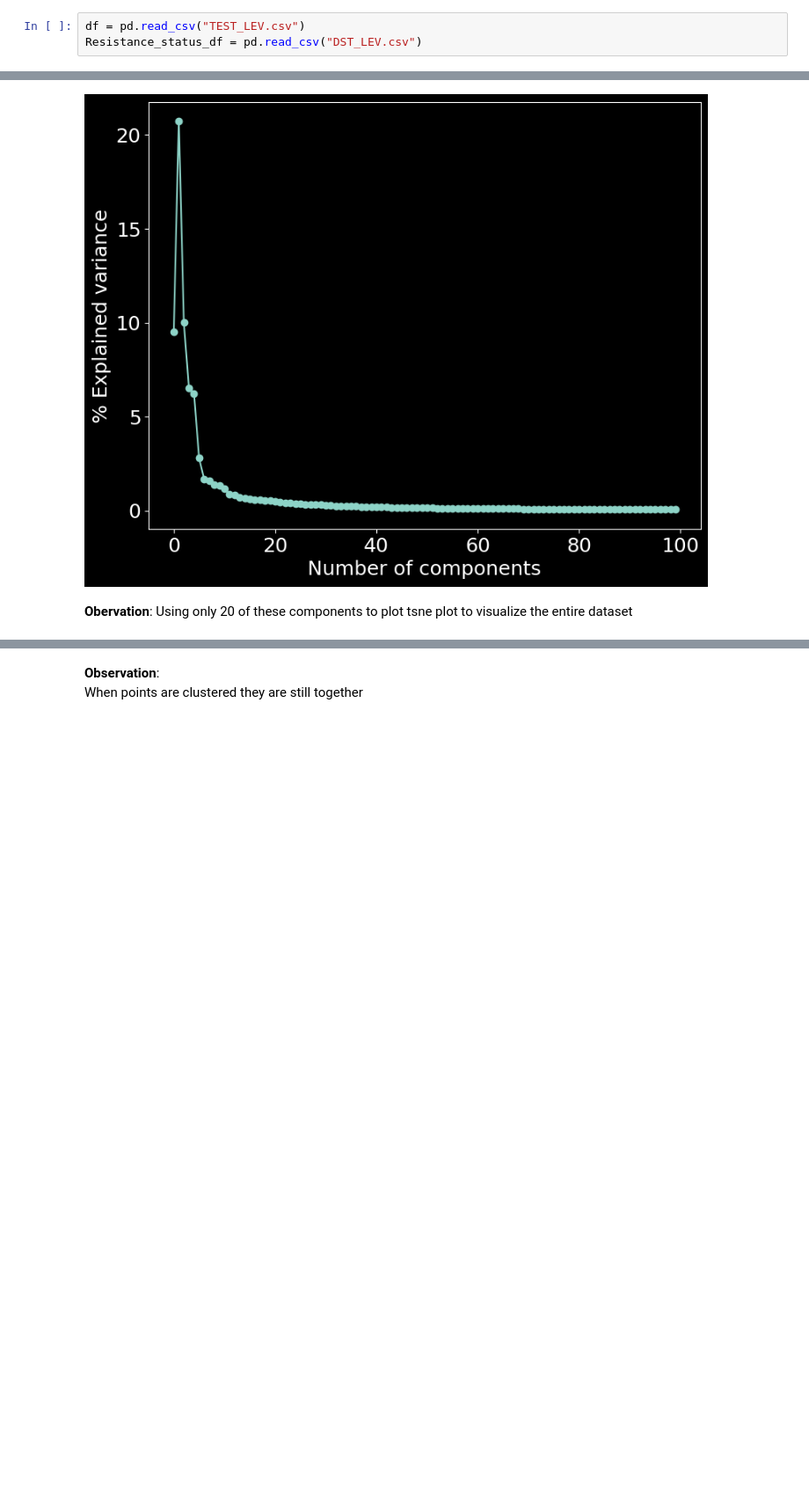
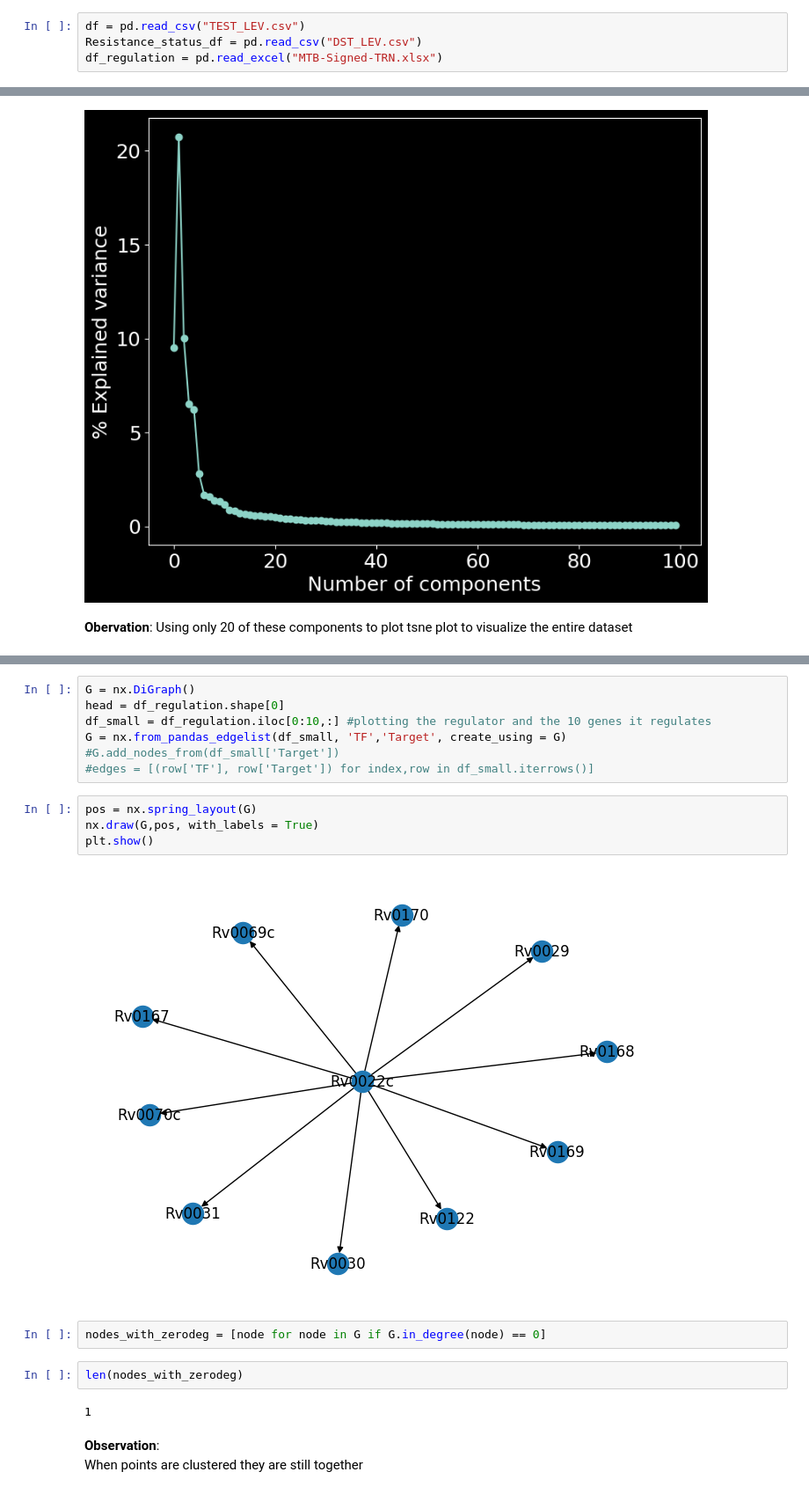
Before and after one commit to VinylBr/DeepLearningvsML_TBResistancePrediction, a Jupyter notebook: Project_184026002.ipynb, the cells around one changed output, grey strips where cells are left out. Shown at 88% size. Drawn from its saved outputs; the diff is of its cells as text; blank space fills up the shorter version.

```diff
--- a/Project_184026002.ipynb
+++ b/Project_184026002.ipynb
@@ -69,6 +87,7 @@ using LEV + CRyPTIC dataset <br>
 # %%
 df = pd.read_csv("TEST_LEV.csv")
 Resistance_status_df = pd.read_csv("DST_LEV.csv")
+df_regulation = pd.read_excel("MTB-Signed-TRN.xlsx")
 # %%
 df.head()
 # %% [output]
@@ -382,3 +471,22 @@ plt.show()
+# %%
+G = nx.DiGraph()
+head = df_regulation.shape[0]
+df_small = df_regulation.iloc[0:10,:] #plotting the regulator and the 10 genes it regulates
+G = nx.from_pandas_edgelist(df_small, 'TF','Target', create_using = G)
+#G.add_nodes_from(df_small['Target'])
+#edges = [(row['TF'], row['Target']) for index,row in df_small.iterrows()]
+# %%
+pos = nx.spring_layout(G)
+nx.draw(G,pos, with_labels = True)
+plt.show()
+# %% [output]
+[figure, added]
+# %%
+nodes_with_zerodeg = [node for node in G if G.in_degree(node) == 0]
+# %%
+len(nodes_with_zerodeg)
+# %% [output]
+1
 # %% [markdown]
 **Observation**: <br>
 When points are clustered they are still together
```
Also changed, not shown: parts of 130 cells of this notebook.
